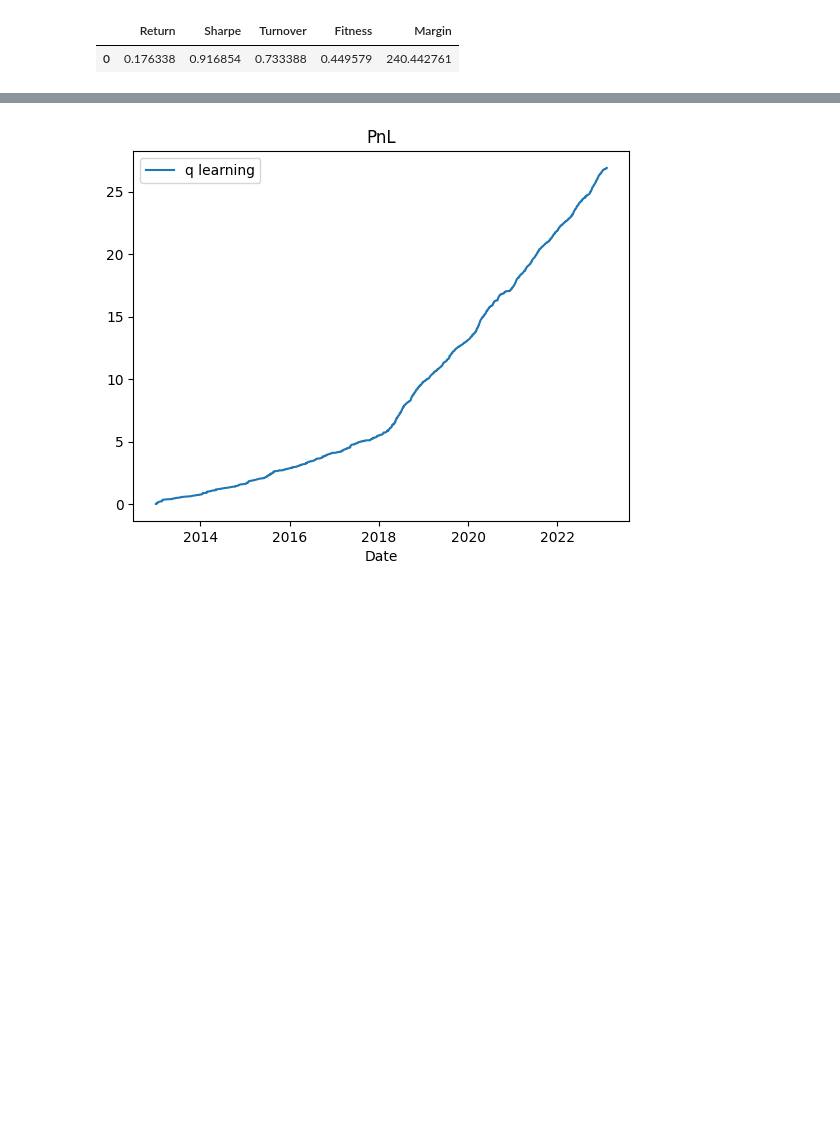
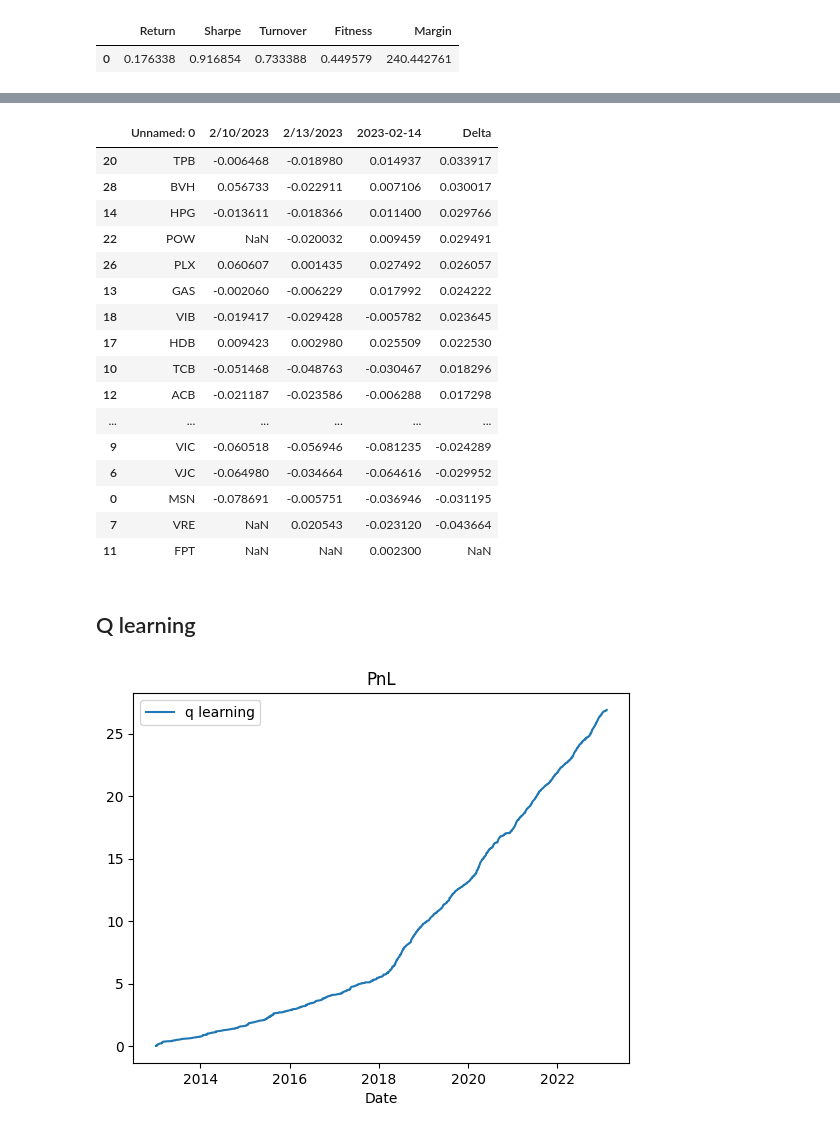
Before and after one commit to khanhtrinh2003/VN30-Strategy, a Jupyter notebook: main.ipynb, the cells around one changed output, grey strips where cells are left out. Drawn from its saved outputs; the diff is of its cells as text; code cells hidden in the pictures; blank space fills up the shorter version.

```diff
--- a/main.ipynb
+++ b/main.ipynb
@@ -382,6 +451,28 @@ FPT         NaN
 Name: 2023-02-13 00:00:00, dtype: float64
 # %%
 save_weights(w,x)
+# %%
+pd.read_csv("Weights/Weights.csv").sort_values(by=["Delta"],ascending=False)
+# %% [output]
+|  | Unnamed: 0 | 2/10/2023 | 2/13/2023 | 2023-02-14 | Delta |
+| 20 | TPB | -0.006468 | -0.018980 | 0.014937 | 0.033917 |
+| 28 | BVH | 0.056733 | -0.022911 | 0.007106 | 0.030017 |
+| 14 | HPG | -0.013611 | -0.018366 | 0.011400 | 0.029766 |
+| 22 | POW | NaN | -0.020032 | 0.009459 | 0.029491 |
+| 26 | PLX | 0.060607 | 0.001435 | 0.027492 | 0.026057 |
+| 13 | GAS | -0.002060 | -0.006229 | 0.017992 | 0.024222 |
+| 18 | VIB | -0.019417 | -0.029428 | -0.005782 | 0.023645 |
+| 17 | HDB | 0.009423 | 0.002980 | 0.025509 | 0.022530 |
+| 10 | TCB | -0.051468 | -0.048763 | -0.030467 | 0.018296 |
+| 12 | ACB | -0.021187 | -0.023586 | -0.006288 | 0.017298 |
+| ... | ... | ... | ... | ... | ... |
+| 9 | VIC | -0.060518 | -0.056946 | -0.081235 | -0.024289 |
+| 6 | VJC | -0.064980 | -0.034664 | -0.064616 | -0.029952 |
+| 0 | MSN | -0.078691 | -0.005751 | -0.036946 | -0.031195 |
+| 7 | VRE | NaN | 0.020543 | -0.023120 | -0.043664 |
+| 11 | FPT | NaN | NaN | 0.002300 | NaN |
+# %% [markdown]
+## Q learning
 # %%
 import numpy as np
 import pandas as pd
```
Also changed, not shown: parts of 17 cells of this notebook, 2 other files.
